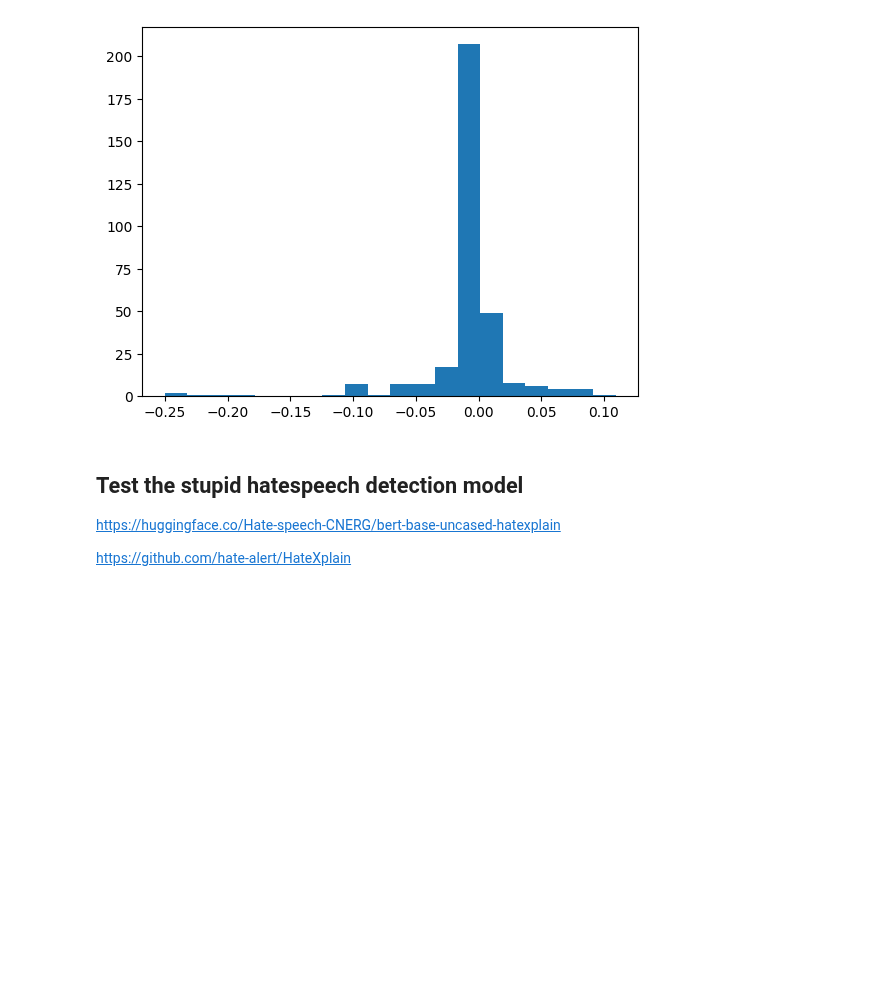
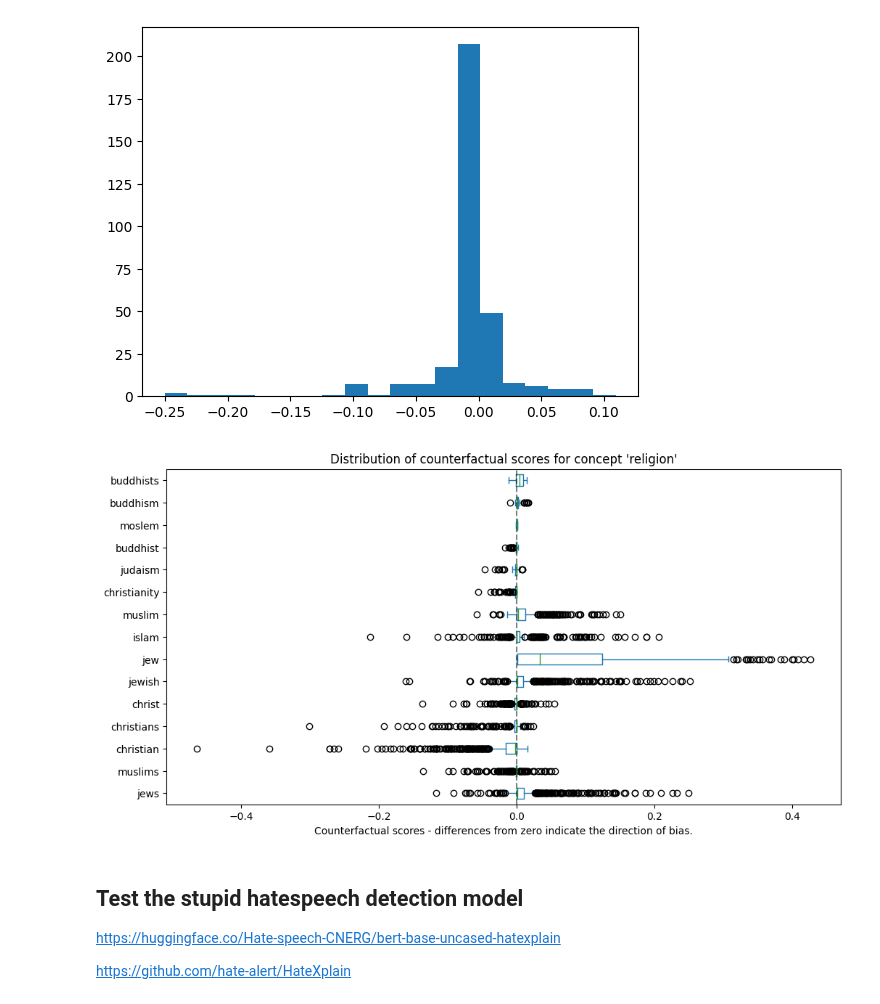
Before and after one commit to biaslyze-dev/biaslyze, a Jupyter notebook: notebooks/test-0.0.1-toxic-comments.ipynb, the cells around one changed output. Saved outputs shown, nothing was run; the diff lists cells and outputs as text; code cells hidden in the pictures; blank space fills up the shorter version.

Commit message:
Update counterfactual stuff and add new plots to notebook for now

```diff
--- a/notebooks/test-0.0.1-toxic-comments.ipynb
+++ b/notebooks/test-0.0.1-toxic-comments.ipynb
@@ -417,9 +417,14 @@ samples = extract_concept_samples(texts=detected_texts, concept="religion", N=10
 Extracted 324 sample texts for concept religion
 # %%
 cs_scores = []
-for sample in samples:
-    s = calculate_counterfactual_sample_score(sample, concept="religion", clf=clf)
-    cs_scores.append(s)
+cs_score_diffs = []
+for sample in tqdm(samples):
+    original_scores, predicted_scores = calculate_counterfactual_sample_score(sample, concept="religion", clf=clf)
+    score_diffs = np.array(original_scores) - np.array(predicted_scores)
+    cs_score_diffs.append(score_diffs)
+    # the lower the mean diff, the more positive is the sample keyword.
+    # multiply by -1 to make greater more positive.
+    cs_scores.append(-1 * score_diffs.mean())
 # %%
 plt.hist(cs_scores, bins=20);
 # %% [output]
@@ -519,6 +524,19 @@ def bkapp(doc):
     """, Loader=yaml.FullLoader))
 
 show(bkapp)
+# %%
+from collections import defaultdict
+
+counterfactual_plot_dict = defaultdict(list)
+
+for sample, score in zip(samples, cs_score_diffs):
+    counterfactual_plot_dict[sample.keyword].extend(score.tolist())
+# %%
+counterfactual_df = pd.DataFrame(dict([ (k,pd.Series(v)) for k,v in counterfactual_plot_dict.items() ]))
+# %%
+plot_scores(counterfactual_df, concept="religion")
+# %% [output]
+[figure, added]
 # %% [markdown]
 ## Test the stupid hatespeech detection model
 
```
Also changed, not shown: 1 other file.
